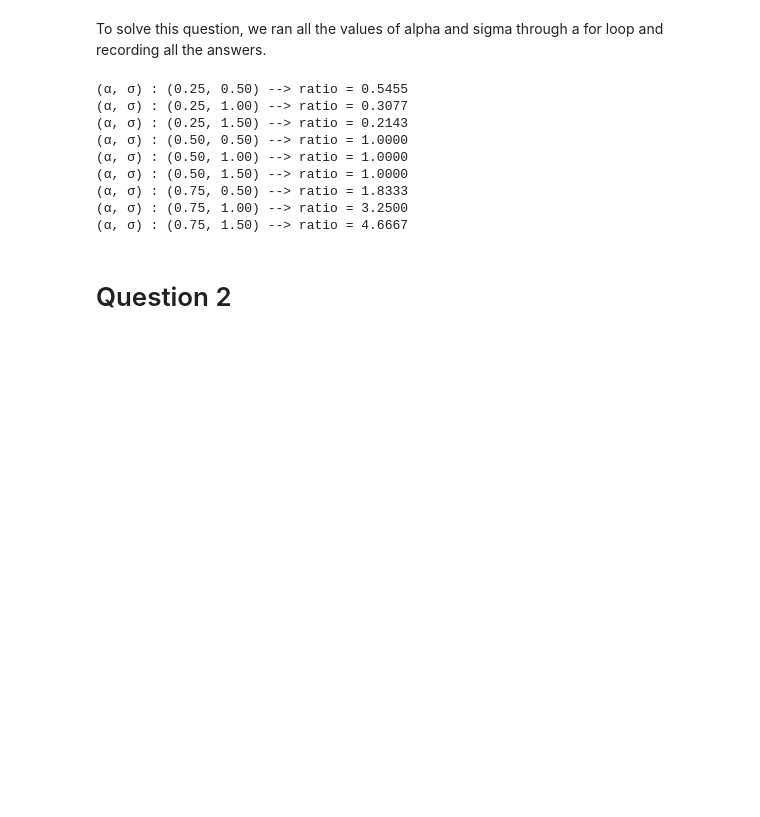
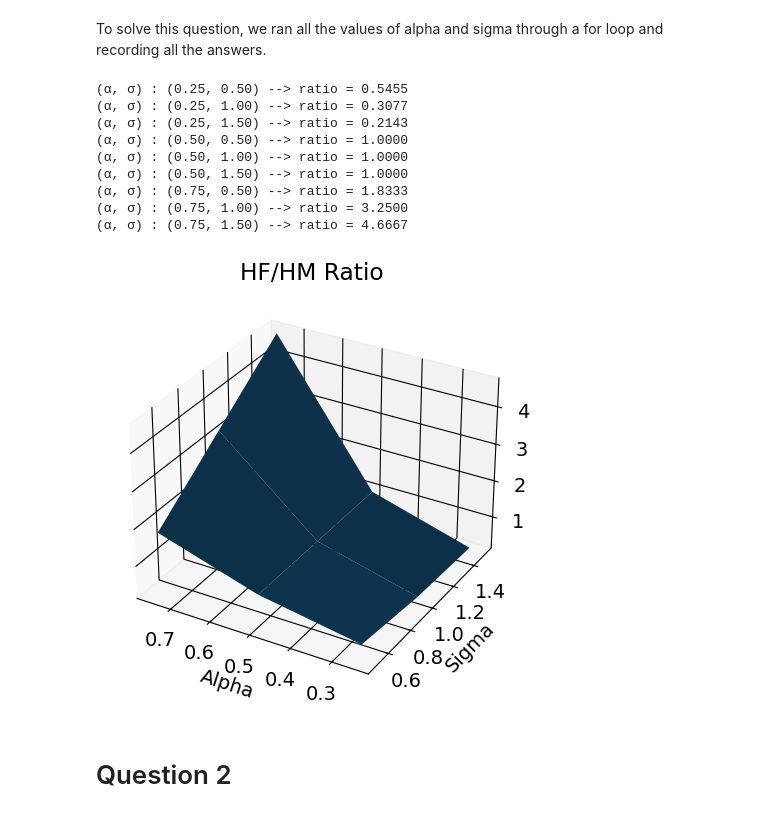
Before and after one commit to NumEconCopenhagen/projects-2023-the-best-duo, a Jupyter notebook: inauguralproject/inauguralproject.ipynb, the cells around one changed output. Drawn from its saved outputs; the diff is of its cells as text; code cells hidden in the pictures; blank space fills up the shorter version.

Commit message:
better question 1 visualization

```diff
--- a/inauguralproject/inauguralproject.ipynb
+++ b/inauguralproject/inauguralproject.ipynb
@@ -22,20 +22,39 @@ To solve this question, we ran all the values of alpha and sigma through a for l
 # %%
 # a. setting parameters
 alpha_vec = np.linspace(0.25,0.75,3)
 sigma_vec = np.linspace(0.5,1.5,3)
 
 # b. solve
-loop_alpha_sigma(alpha_vec,sigma_vec)
+X, Y, Z = loop_alpha_sigma(alpha_vec, sigma_vec)
+
+# c. plot the data in 3D
+fig = plt.figure()
+ax = fig.add_subplot(1, 1, 1, projection="3d")
+ax.plot_surface(X,Y,Z)
+
+# d. adjusting the plot
+ax.invert_xaxis()
+
+ax.set_xlabel('Alpha')
+ax.set_ylabel('Sigma')
+ax.set_zlabel('Ratio')
+ax.set_title('HF/HM Ratio')
+
+fig.tight_layout()
+
+# e. show
+plt.show()
 # %% [output]
 (α, σ) : (0.25, 0.50) --> ratio = 0.5455
 (α, σ) : (0.25, 1.00) --> ratio = 0.3077
 (α, σ) : (0.25, 1.50) --> ratio = 0.2143
 (α, σ) : (0.50, 0.50) --> ratio = 1.0000
 (α, σ) : (0.50, 1.00) --> ratio = 1.0000
 (α, σ) : (0.50, 1.50) --> ratio = 1.0000
 (α, σ) : (0.75, 0.50) --> ratio = 1.8333
 (α, σ) : (0.75, 1.00) --> ratio = 3.2500
 (α, σ) : (0.75, 1.50) --> ratio = 4.6667
+[figure, added]
 # %% [markdown]
 # Question 2
 # %% [markdown]
```
Also changed, not shown: 1 other file.
